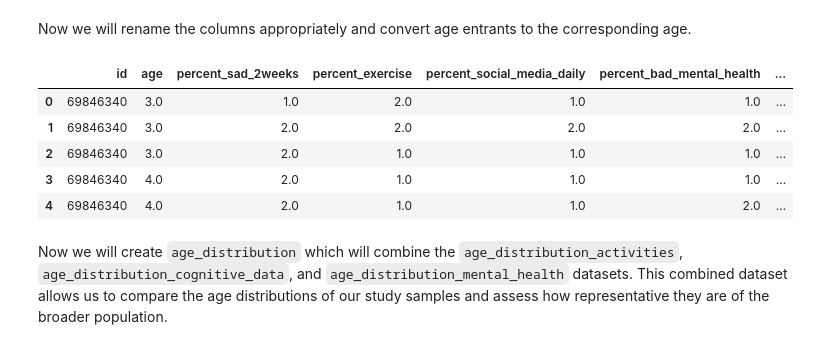
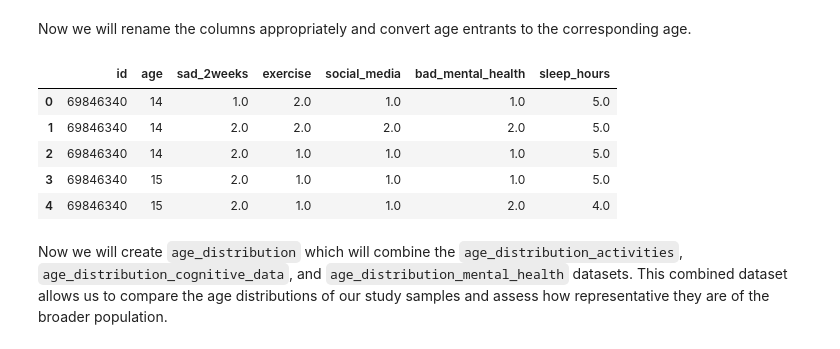
Before and after one commit to rem388/DataScienceProject, a Jupyter notebook: Phase2.ipynb, the cells around one changed output. Saved outputs shown, nothing was run; the diff lists cells and outputs as text; code cells hidden in the pictures.

```diff
--- a/Phase2.ipynb
+++ b/Phase2.ipynb
@@ -551,19 +551,26 @@ Now we will rename the columns appropriately and convert age entrants to the cor
 # %%
 youth_mental_health =youth_mental_health.rename(columns = {"schoolid" : "id",
                                       "q1": "age",
-                                      "QN26" : "percent_sad_2weeks",
-                                      "QN73" : "percent_exercise",
-                                      "QN77" : "percent_social_media_daily",
-                                      "QN81" : "percent_bad_mental_health",
-                                      "QN83" : "percent_8hrs_sleep"})
+                                      "QN26" : "sad_2weeks",
+                                      "QN73" : "exercise",
+                                      "QN77" : "social_media",
+                                      "QN81" : "bad_mental_health",
+                                      "QN83" : "sleep_hours"})
+#convert ages
+age_map = {1: "12", 2: "13", 3: "14", 4: "15", 5: "16", 6: "17"}
+youth_mental_health["age"] = youth_mental_health["age"].map(age_map)
+
+#convert sleep_hours
+sleep_map = {1: 4, 2: 5, 3: 6, 4: 7, 5: 8, 6: 9, 7: 10}
+youth_mental_health["sleep_hours"] = youth_mental_health["sleep_hours"].map(sleep_map)
 youth_mental_health.head()
 # %% [output]
-|  | id | age | percent_sad_2weeks | percent_exercise | percent_social_media_daily | percent_bad_mental_health | ... |
-| 0 | 69846340 | 3.0 | 1.0 | 2.0 | 1.0 | 1.0 | ... |
-| 1 | 69846340 | 3.0 | 2.0 | 2.0 | 2.0 | 2.0 | ... |
-| 2 | 69846340 | 3.0 | 2.0 | 1.0 | 1.0 | 1.0 | ... |
-| 3 | 69846340 | 4.0 | 2.0 | 1.0 | 1.0 | 1.0 | ... |
-| 4 | 69846340 | 4.0 | 2.0 | 1.0 | 1.0 | 2.0 | ... |
+|  | id | age | sad_2weeks | exercise | social_media | bad_mental_health | sleep_hours |
+| 0 | 69846340 | 14 | 1.0 | 2.0 | 1.0 | 1.0 | 5.0 |
+| 1 | 69846340 | 14 | 2.0 | 2.0 | 2.0 | 2.0 | 5.0 |
+| 2 | 69846340 | 14 | 2.0 | 1.0 | 1.0 | 1.0 | 5.0 |
+| 3 | 69846340 | 15 | 2.0 | 1.0 | 1.0 | 1.0 | 5.0 |
+| 4 | 69846340 | 15 | 2.0 | 1.0 | 1.0 | 2.0 | 4.0 |
 # %% [markdown]
 Now we will create `age_distribution` which will combine the `age_distribution_activities`, `age_distribution_cognitive_data`, and `age_distribution_mental_health` datasets. This combined dataset allows us to compare the age distributions of our study samples and assess how representative they are of the broader population.
 # %%
```
Also changed, not shown: parts of 1 cell of this notebook.
